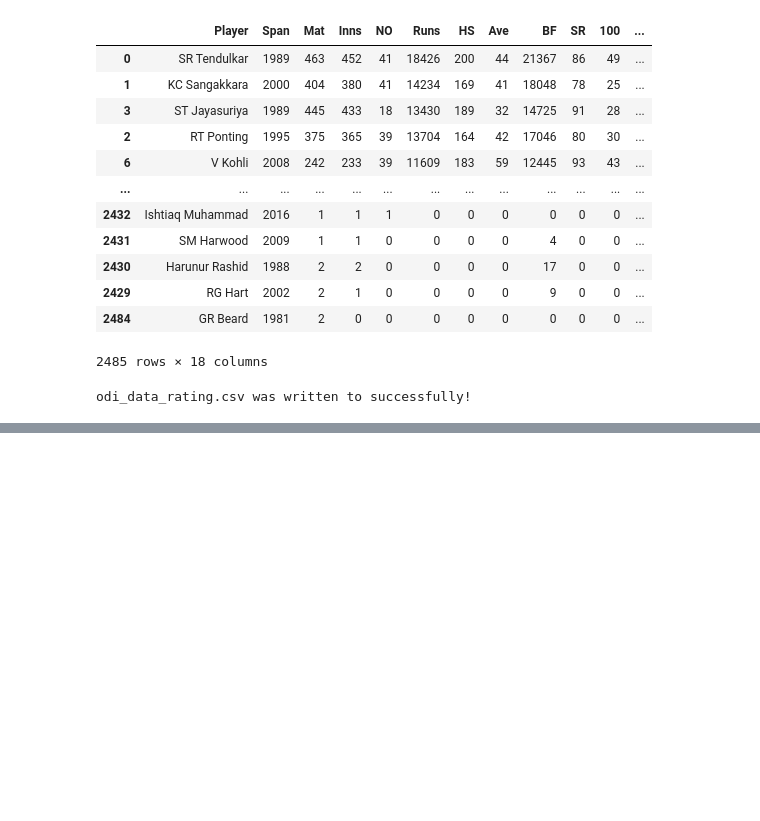
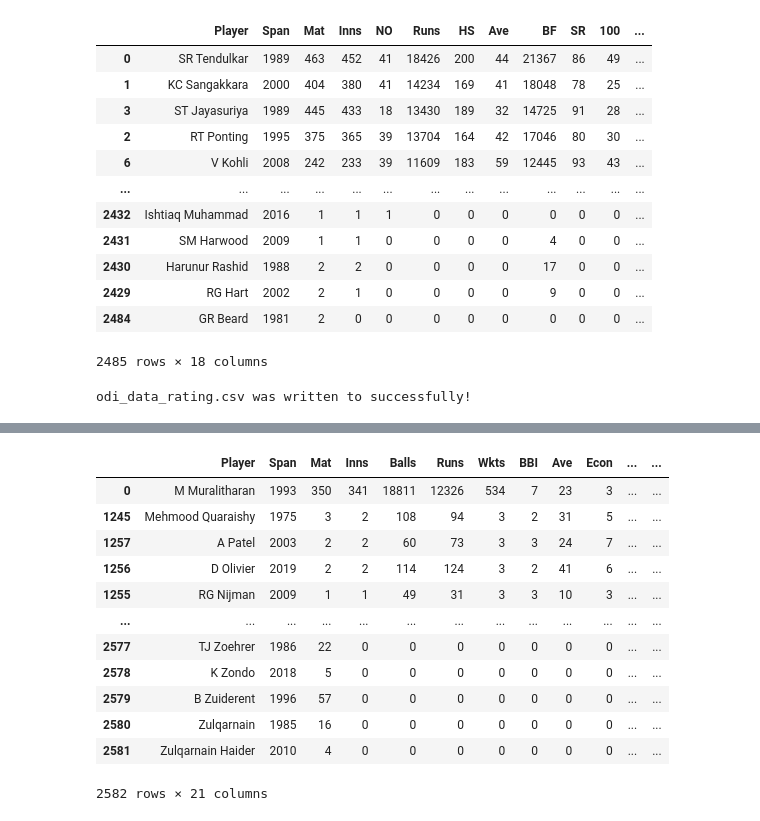
Before and after one commit to shreyans-codes/t20-blocks, a Jupyter notebook: rating_players.ipynb, the cells around one changed output, grey strips where cells are left out. Drawn from its saved outputs; the diff is of its cells as text; code cells hidden in the pictures; blank space fills up the shorter version.

```diff
--- a/rating_players.ipynb
+++ b/rating_players.ipynb
@@ -283,0 +477,17 @@ odi_data_rating.csv was written to successfully!
+# %%
+bowler_odi_data_sorted = bowler_odi_data.sort_values('rating', ascending=False)
+bowler_odi_data_sorted
+# %% [output]
+|  | Player | Span | Mat | Inns | Balls | Runs | Wkts | BBI | Ave | Econ | ... | ... |
+| 0 | M Muralitharan | 1993 | 350 | 341 | 18811 | 12326 | 534 | 7 | 23 | 3 | ... | ... |
+| 1245 | Mehmood Quaraishy | 1975 | 3 | 2 | 108 | 94 | 3 | 2 | 31 | 5 | ... | ... |
+| 1257 | A Patel | 2003 | 2 | 2 | 60 | 73 | 3 | 3 | 24 | 7 | ... | ... |
+| 1256 | D Olivier | 2019 | 2 | 2 | 114 | 124 | 3 | 2 | 41 | 6 | ... | ... |
+| 1255 | RG Nijman | 2009 | 1 | 1 | 49 | 31 | 3 | 3 | 10 | 3 | ... | ... |
+| ... | ... | ... | ... | ... | ... | ... | ... | ... | ... | ... | ... | ... |
+| 2577 | TJ Zoehrer | 1986 | 22 | 0 | 0 | 0 | 0 | 0 | 0 | 0 | ... | ... |
+| 2578 | K Zondo | 2018 | 5 | 0 | 0 | 0 | 0 | 0 | 0 | 0 | ... | ... |
+| 2579 | B Zuiderent | 1996 | 57 | 0 | 0 | 0 | 0 | 0 | 0 | 0 | ... | ... |
+| 2580 | Zulqarnain | 1985 | 16 | 0 | 0 | 0 | 0 | 0 | 0 | 0 | ... | ... |
+| 2581 | Zulqarnain Haider | 2010 | 4 | 0 | 0 | 0 | 0 | 0 | 0 | 0 | ... | ... |
+2582 rows × 21 columns
```
Also changed, not shown: parts of 11 cells of this notebook, 5 other files.
